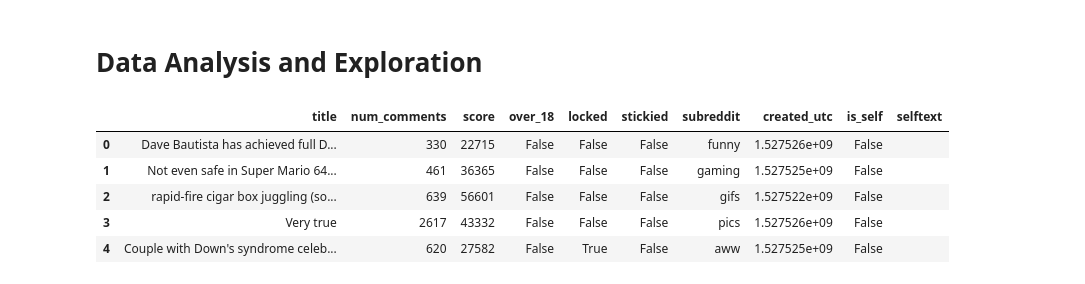
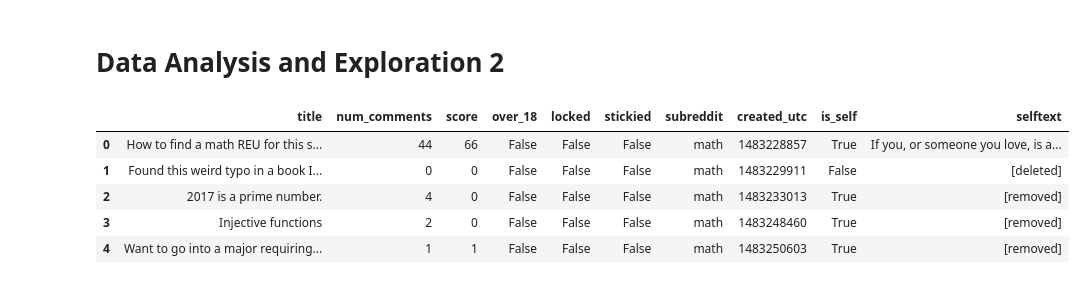
Before and after one commit to jtimdwyer/technical-subreddits-classifier, a Jupyter notebook: tim_dwyer_la_4/notebooks/3b_exploration.ipynb, the cells around one changed output. Saved outputs shown, nothing was run; the diff lists cells and outputs as text; code cells hidden in the pictures.

```diff
--- a/tim_dwyer_la_4/notebooks/3b_exploration.ipynb
+++ b/tim_dwyer_la_4/notebooks/3b_exploration.ipynb
@@ -1,5 +1,5 @@
 # %% [markdown]
-# Data Analysis and Exploration
+# Data Analysis and Exploration 2
 # %%
 import pandas as pd
 import seaborn as sns
@@ -8,11 +10,10 @@ import numpy as np
 # %%
-df = pd.read_csv('../data/csv/all.csv')
+df = pd.read_csv('../data/csv/combined_subreddits.csv')
+df.head()
+# %% [output]
+|  | title | num_comments | score | over_18 | locked | stickied | subreddit | created_utc | is_self | selftext |
+| 0 | How to find a math REU for this s... | 44 | 66 | False | False | False | math | 1483228857 | True | If you, or someone you love, is a... |
+| 1 | Found this weird typo in a book I... | 0 | 0 | False | False | False | math | 1483229911 | False | [deleted] |
+| 2 | 2017 is a prime number. | 4 | 0 | False | False | False | math | 1483233013 | True | [removed] |
+| 3 | Injective functions | 2 | 0 | False | False | False | math | 1483248460 | True | [removed] |
+| 4 | Want to go into a major requiring... | 1 | 1 | False | False | False | math | 1483250603 | True | [removed] |
-# %%
-df.head()
-# %% [output]
-|  | title | num_comments | score | over_18 | locked | stickied | subreddit | created_utc | is_self | selftext |
-| 0 | Dave Bautista has achieved full D... | 330 | 22715 | False | False | False | funny | 1.527526e+09 | False |  |
-| 1 | Not even safe in Super Mario 64... | 461 | 36365 | False | False | False | gaming | 1.527525e+09 | False |  |
-| 2 | rapid-fire cigar box juggling (so... | 639 | 56601 | False | False | False | gifs | 1.527522e+09 | False |  |
-| 3 | Very true | 2617 | 43332 | False | False | False | pics | 1.527526e+09 | False |  |
-| 4 | Couple with Down's syndrome celeb... | 620 | 27582 | False | True | False | aww | 1.527525e+09 | False |  |
```
Also changed, not shown: parts of 40 cells of this notebook, 7 other files.
